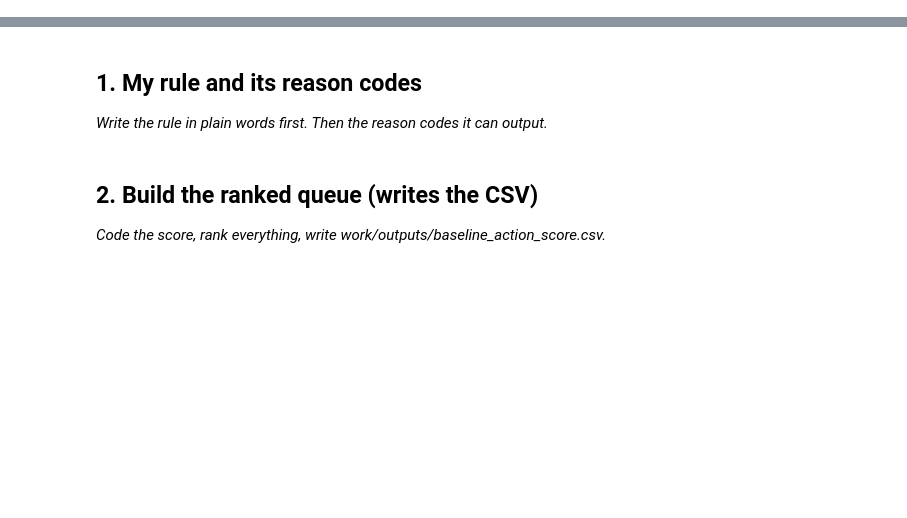
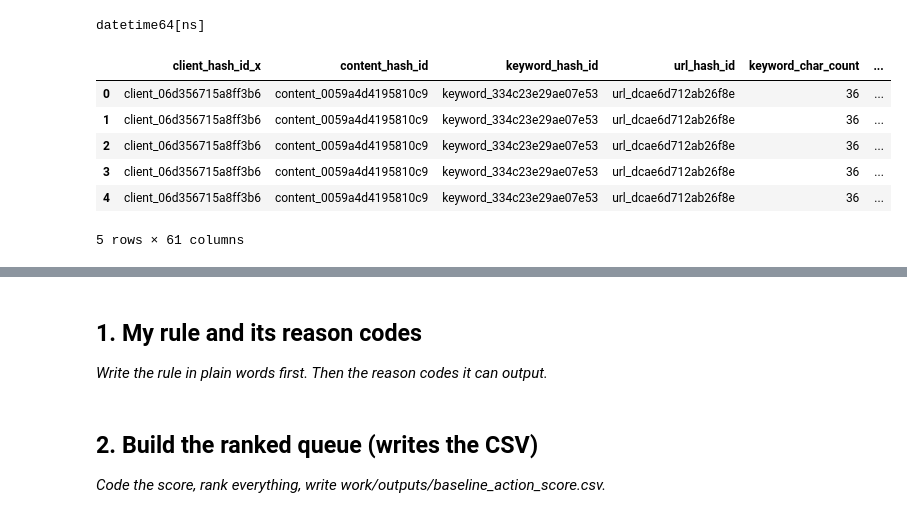
Before and after one commit to adeleke1508/flyrank_week_one_ml_project_1, a Jupyter notebook: work/notebooks/w04_baseline_score.ipynb, the cells around one changed output, grey strips where cells are left out. Cells and saved outputs as stored; diff of their text form; code cells hidden in the pictures; blank space fills up the shorter version.

```diff
--- a/work/notebooks/w04_baseline_score.ipynb
+++ b/work/notebooks/w04_baseline_score.ipynb
@@ -8,0 +85,16 @@ This skeleton is yours to fill. Work the sections **in order** — each one has
+# %%
+print(df['content_created_date'].dtype)
+# %% [output]
+datetime64[ns]
+# %%
+df['old'] = np.where(df['content_created_date'] <= '2026-03-15' , 1, 0)
+# %%
+df.head()
+# %% [output]
+|  | client_hash_id_x | content_hash_id | keyword_hash_id | url_hash_id | keyword_char_count | ... |
+| 0 | client_06d356715a8ff3b6 | content_0059a4d4195810c9 | keyword_334c23e29ae07e53 | url_dcae6d712ab26f8e | 36 | ... |
+| 1 | client_06d356715a8ff3b6 | content_0059a4d4195810c9 | keyword_334c23e29ae07e53 | url_dcae6d712ab26f8e | 36 | ... |
+| 2 | client_06d356715a8ff3b6 | content_0059a4d4195810c9 | keyword_334c23e29ae07e53 | url_dcae6d712ab26f8e | 36 | ... |
+| 3 | client_06d356715a8ff3b6 | content_0059a4d4195810c9 | keyword_334c23e29ae07e53 | url_dcae6d712ab26f8e | 36 | ... |
+| 4 | client_06d356715a8ff3b6 | content_0059a4d4195810c9 | keyword_334c23e29ae07e53 | url_dcae6d712ab26f8e | 36 | ... |
+5 rows × 61 columns
```
Also changed, not shown: parts of 17 cells of this notebook.
